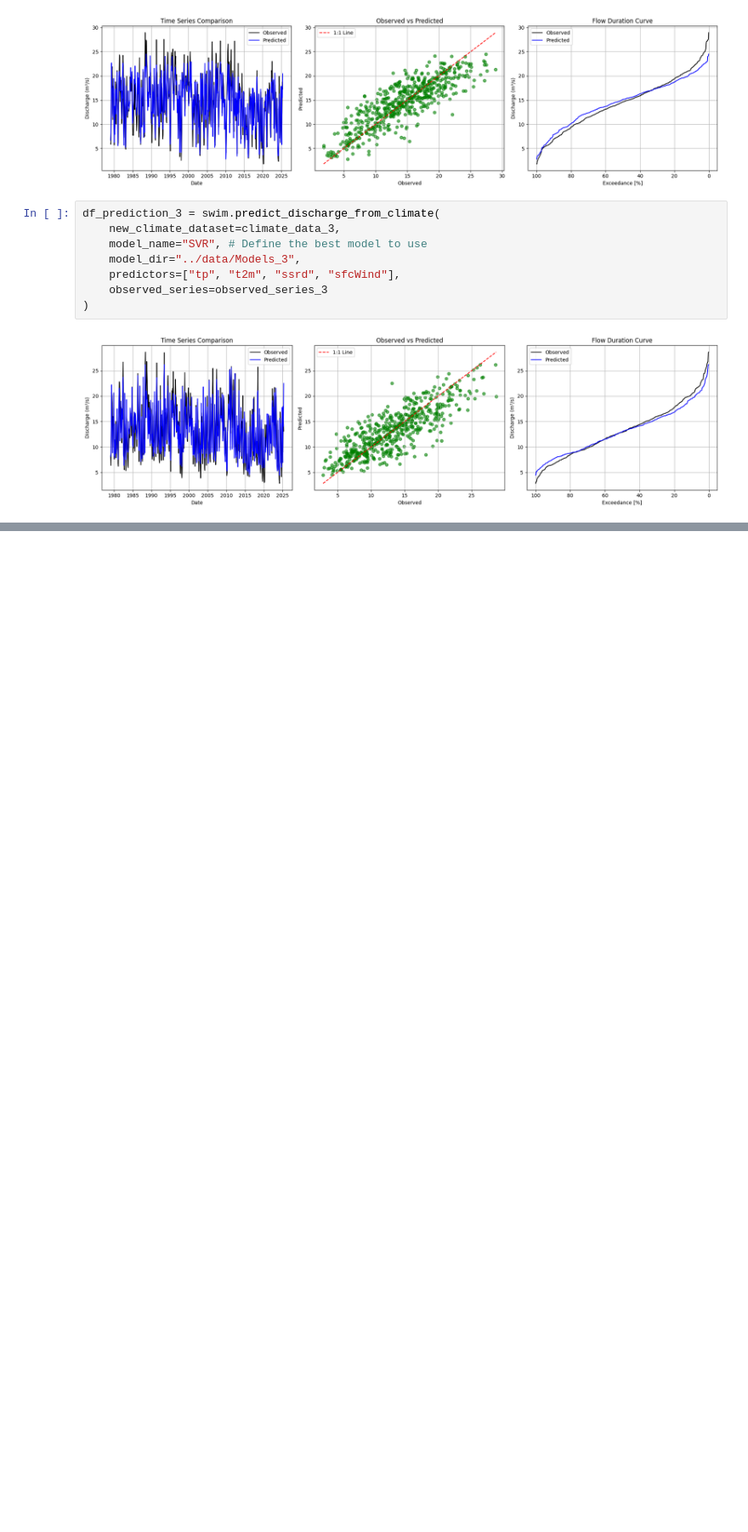
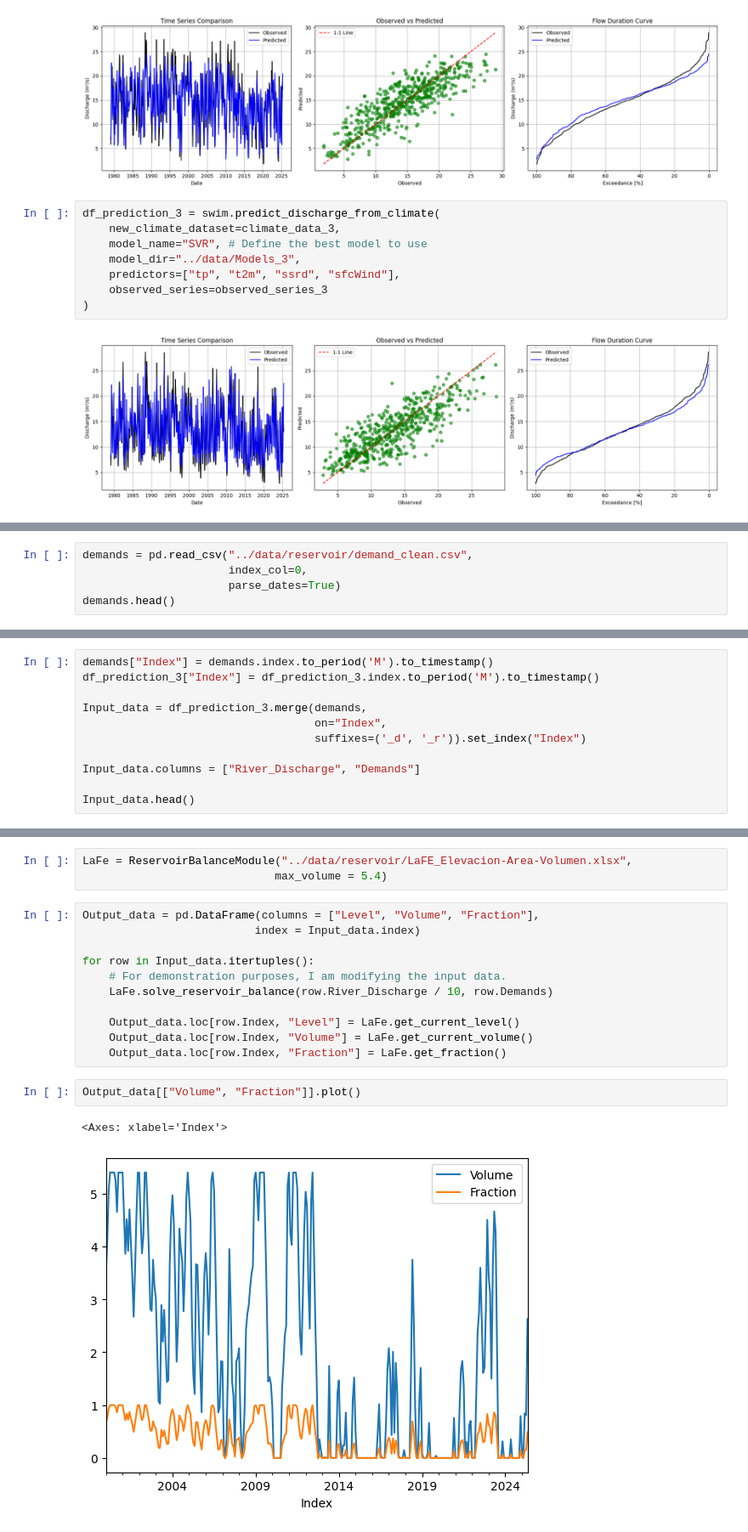
Before and after one commit to IHCantabria/SWIM_WaterBalanceModule, a Jupyter notebook: notebooks/Create_Regression_Models.ipynb, the cells around one changed output, grey strips where cells are left out. Shown at 85% size. Saved outputs shown, nothing was run; the diff lists cells and outputs as text; blank space fills up the shorter version.

```diff
--- a/notebooks/Create_Regression_Models.ipynb
+++ b/notebooks/Create_Regression_Models.ipynb
@@ -278,0 +286,5 @@ df_prediction_3 = swim.predict_discharge_from_climate(
+# %%
+demands = pd.read_csv("../data/reservoir/demand_clean.csv",
+                      index_col=0,
+                      parse_dates=True)
+demands.head()
@@ -278,0 +308,11 @@ df_prediction_3 = swim.predict_discharge_from_climate(
+# %%
+demands["Index"] = demands.index.to_period('M').to_timestamp()
+df_prediction_3["Index"] = df_prediction_3.index.to_period('M').to_timestamp()
+
+Input_data = df_prediction_3.merge(demands,
+                                   on="Index",
+                                   suffixes=('_d', '_r')).set_index("Index")
+
+Input_data.columns = ["River_Discharge", "Demands"]
+
+Input_data.head()
@@ -278,0 +327,19 @@ df_prediction_3 = swim.predict_discharge_from_climate(
+# %%
+LaFe = ReservoirBalanceModule("../data/reservoir/LaFE_Elevacion-Area-Volumen.xlsx",
+                             max_volume = 5.4)
+# %%
+Output_data = pd.DataFrame(columns = ["Level", "Volume", "Fraction"],
+                          index = Input_data.index)
+
+for row in Input_data.itertuples():
+    # For demonstration purposes, I am modifying the input data.
+    LaFe.solve_reservoir_balance(row.River_Discharge / 10, row.Demands)
+
+    Output_data.loc[row.Index, "Level"] = LaFe.get_current_level()
+    Output_data.loc[row.Index, "Volume"] = LaFe.get_current_volume()
+    Output_data.loc[row.Index, "Fraction"] = LaFe.get_fraction()
+# %%
+Output_data[["Volume", "Fraction"]].plot()
+# %% [output]
+<Axes: xlabel='Index'>
+[figure, added]
```
Also changed, not shown: parts of 7 cells of this notebook, 2 other files.
